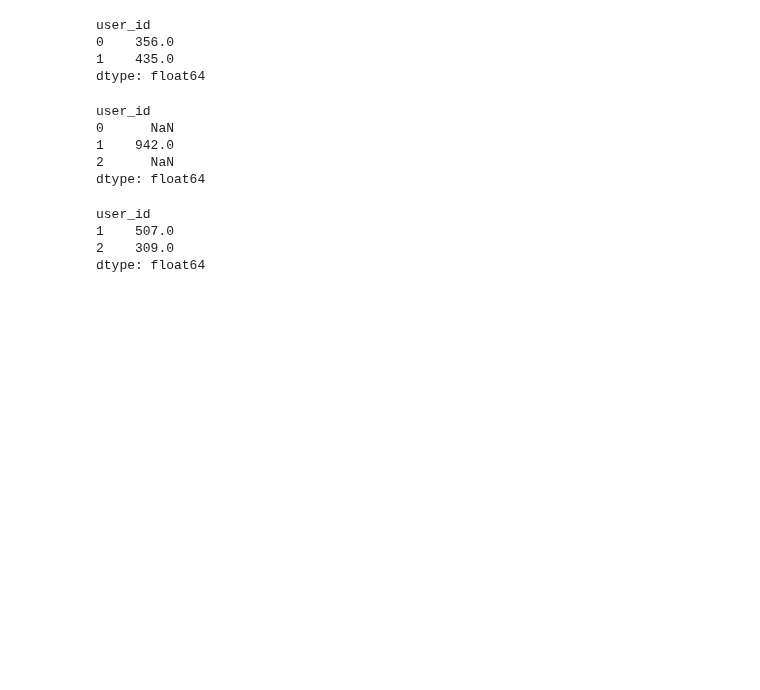
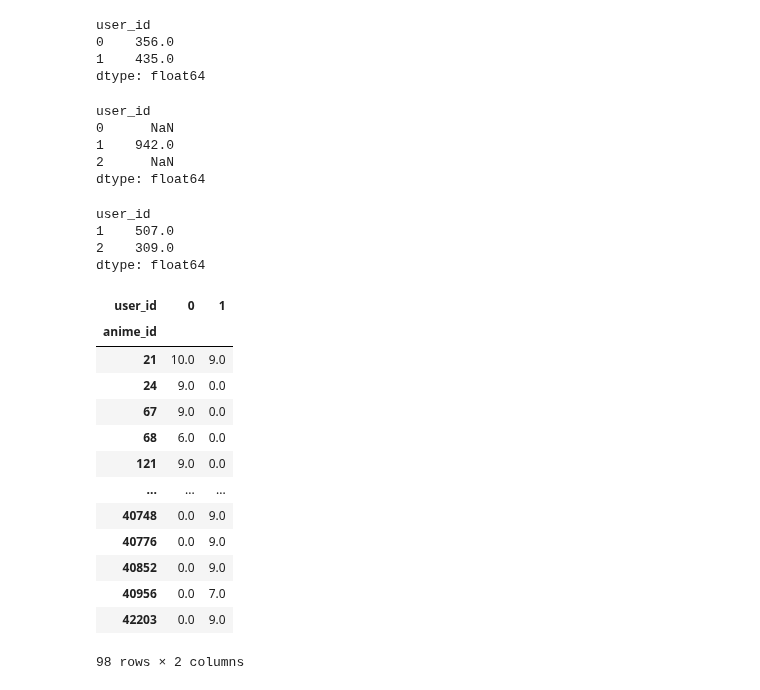
Before and after one commit to mijkami/Anime_Map, a Jupyter notebook: notebooks/prep before google.ipynb, the cells around one changed output. Cells and saved outputs as stored; diff of their text form; code cells hidden in the pictures; blank space fills up the shorter version.

```diff
--- a/notebooks/prep before google.ipynb
+++ b/notebooks/prep before google.ipynb
@@ -708,3 +675,20 @@ user_id
 1    507.0
 2    309.0
 dtype: float64
+# %%
+pivot
+# %% [output]
+| user_id | 0 | 1 |
+| anime_id |  |  |
+| 21 | 10.0 | 9.0 |
+| 24 | 9.0 | 0.0 |
+| 67 | 9.0 | 0.0 |
+| 68 | 6.0 | 0.0 |
+| 121 | 9.0 | 0.0 |
+| ... | ... | ... |
+| 40748 | 0.0 | 9.0 |
+| 40776 | 0.0 | 9.0 |
+| 40852 | 0.0 | 9.0 |
+| 40956 | 0.0 | 7.0 |
+| 42203 | 0.0 | 9.0 |
+98 rows × 2 columns
```
Also changed, not shown: parts of 34 cells of this notebook, 6 other files.
